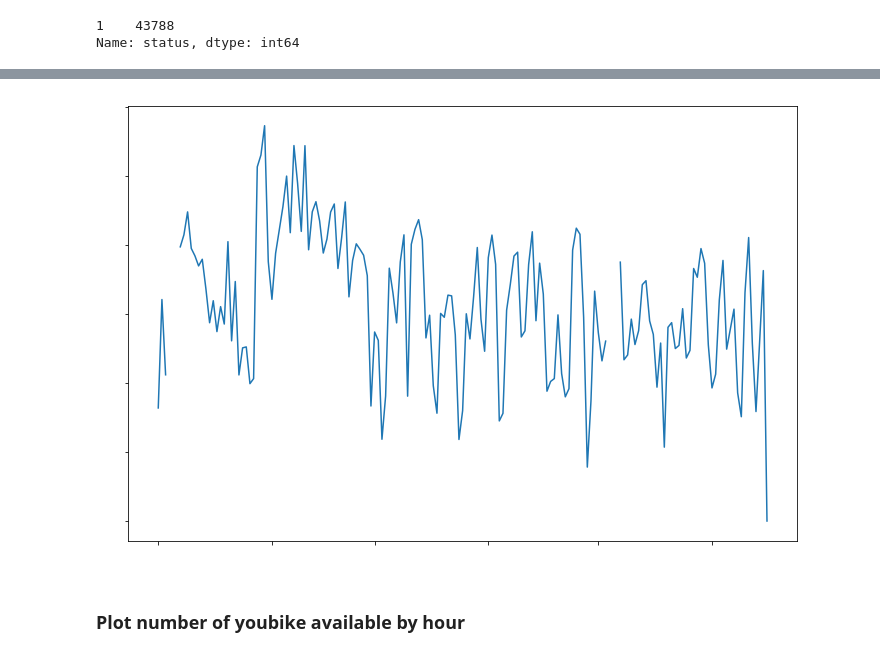
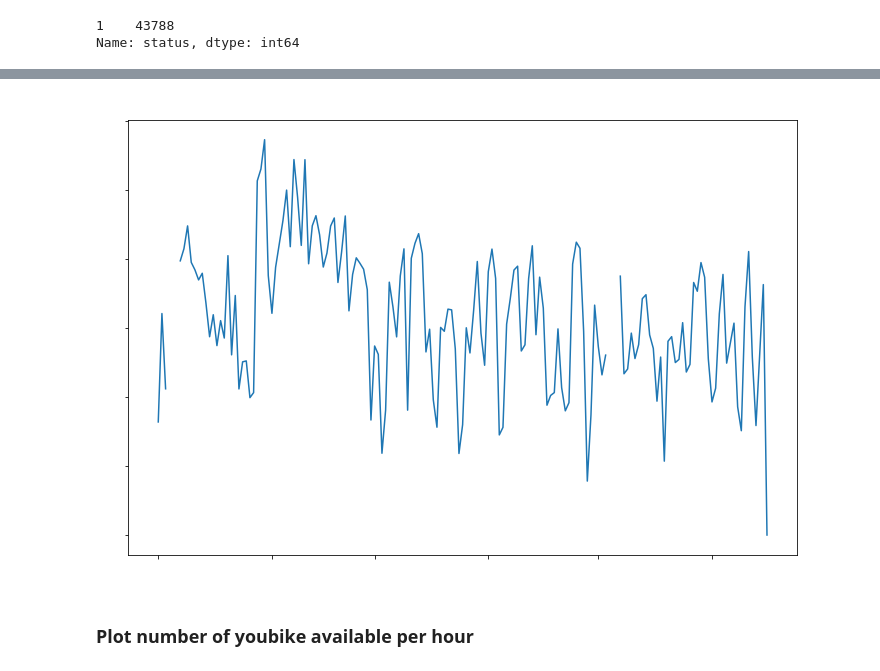
Before and after one commit to cyyeh/ds-portfolios, a Jupyter notebook: projects/youbike/notebooks/1.0-youbike-history-data-eda.ipynb, the cells around one changed output, grey strips where cells are left out. Saved outputs shown, nothing was run; the diff lists cells and outputs as text; code cells hidden in the pictures.

```diff
--- a/projects/youbike/notebooks/1.0-youbike-history-data-eda.ipynb
+++ b/projects/youbike/notebooks/1.0-youbike-history-data-eda.ipynb
@@ -195,9 +181,6 @@ y = df_D.current_number
-# %%
-plt.figure(figsize=(12, 8))
-plt.xticks(color='white', fontsize=14)
-plt.yticks(color='white', fontsize=14)
-plt.plot(x, y);
-# %% [output]
-[figure, removed]
+# %%
+plot_youbike_mean_available_number(df, freq='D')
+# %% [output]
+[figure, added]
 # %% [markdown]
-### Plot number of youbike available by hour
+### Plot number of youbike available per hour
```
Also changed, not shown: parts of 16 cells of this notebook.
